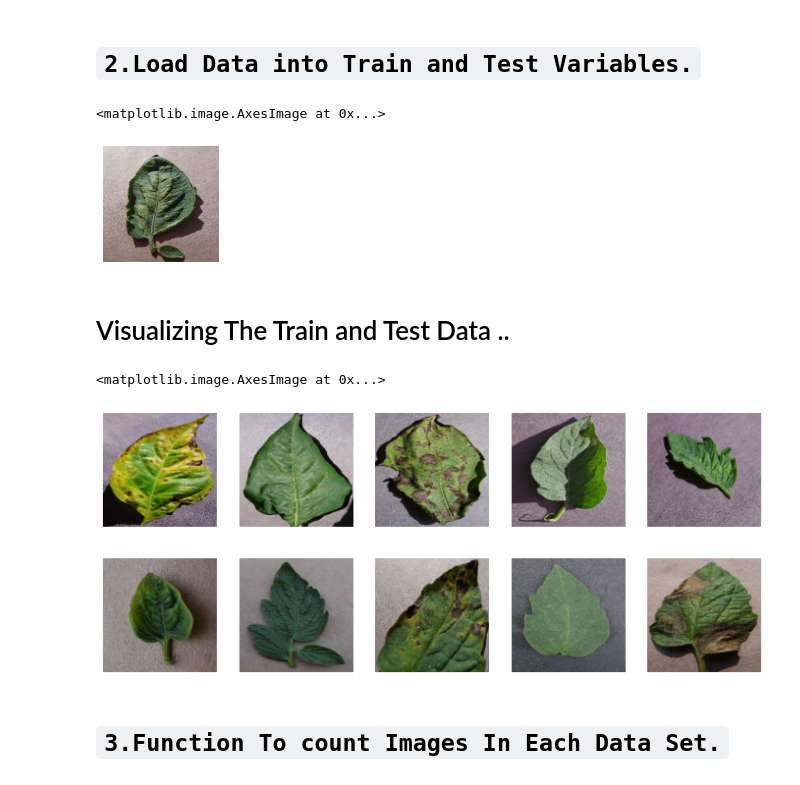
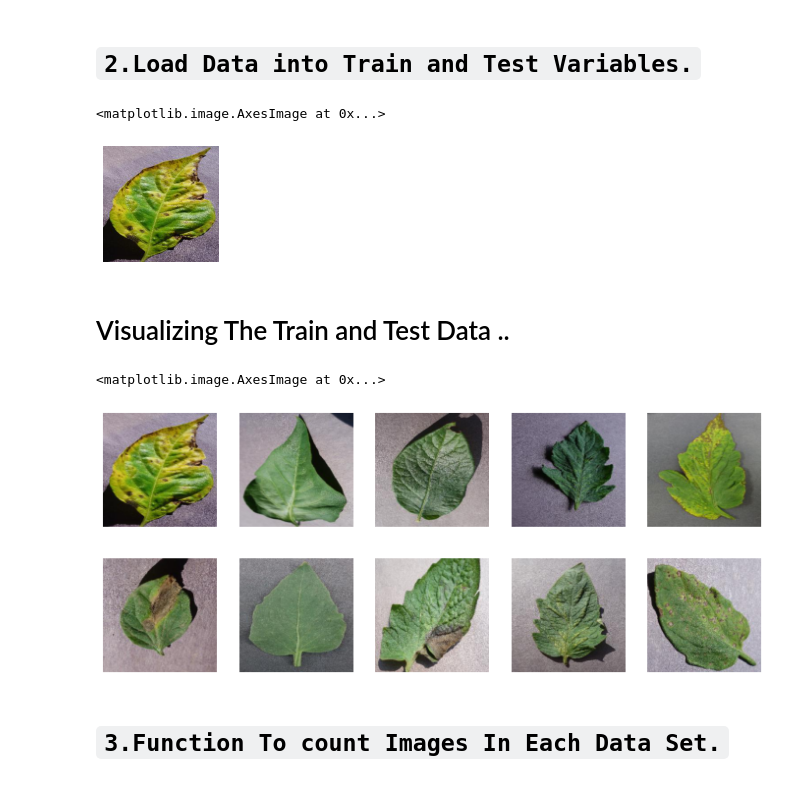
Before and after one commit to Amar234/plant_disease, a Jupyter notebook: Copy_of_drop.ipynb, the cells around one changed output. Saved outputs shown, nothing was run; the diff lists cells and outputs as text; code cells hidden in the pictures.

```diff
--- a/Copy_of_drop.ipynb
+++ b/Copy_of_drop.ipynb
@@ -32,13 +32,13 @@ train_dir="/content/drive/MyDrive/plant_disease/Train_Dir-20210117T101808Z-001/T
 # %%
 import matplotlib.image as mpimg
 plt.figure(figsize=(12, 5))
 sp = plt.subplot(2, 5, 1)
 sp.axis('Off')
-img = mpimg.imread("/content/drive/MyDrive/plant_disease/Train_Dir-20210117T101808Z-001/Train_Dir/Tomato_Spider_mites_Two_spotted_spider_mite/002835d1-c18e-4471-aa6e-8d8c29585e9b___Com.G_SpM_FL 8584.JPG")
+img = mpimg.imread("/content/drive/MyDrive/plant_disease/Train_Dir-20210117T101808Z-001/Train_Dir/Pepper__bell___Bacterial_spot/afd0c913-1e90-4ff9-9a61-bd0a5297c012___JR_B.Spot 3221.JPG")
 plt.imshow(img)
 # %% [output]
 <matplotlib.image.AxesImage at 0x...>
-[figure, old version]
+[figure, new version]
 # %% [markdown]
 # Visualizing The Train and Test Data ..
 # %%
@@ -47,57 +47,57 @@ plt.figure(figsize=(12, 5))
 sp = plt.subplot(2, 5, 1)
 sp.axis('Off')
 
-img = mpimg.imread("/content/drive/MyDrive/plant_disease/Train_Dir-20210117T101808Z-001/Train_Dir/Pepper__bell___Bacterial_spot/0012b9d2")
+img = mpimg.imread("/content/drive/MyDrive/plant_disease/Train_Dir-20210117T101808Z-001/Train_Dir/Pepper__bell___Bacterial_spot/afd0c913-1e90-4ff9-9a61-bd0a5297c012___JR_B.Spot 3221.JPG")
 plt.imshow(img)
 
 sp = plt.subplot(2, 5, 2)
 sp.axis('Off')
-img = mpimg.imread("/content/drive/MyDrive/PlantVillageData/Plantdisease_Train_Test/Train_Dir/Pepper__bell___healthy/00100ffa-095e-4881-aebf-61fe5af7226e___JR_HL 7886.JPG")
+img = mpimg.imread("/content/drive/MyDrive/plant_disease/Train_Dir-20210117T101808Z-001/Train_Dir/Pepper__bell___healthy/00208a93-7687-4e8c-b79e-3138687e0f38___JR_HL 7955.JPG")
 plt.imshow(img)
 
 sp = plt.subplot(2, 5, 3)
 sp.axis('Off')
-img = mpimg.imread("/content/drive/MyDrive/PlantVillageData/Plantdisease_Train_Test/Train_Dir/Potato___Early_blight/001187a0-57ab-4329-baff-e7246a9edeb0___RS_Early.B 8178.JPG")
+img = mpimg.imread("/content/drive/MyDrive/plant_disease/Train_Dir-20210117T101808Z-001/Train_Dir/Potato___healthy/07dfb451-4378-49d1-b699-33a5fc49ff07___RS_HL 5399.JPG")
 plt.imshow(img)
 
 sp = plt.subplot(2, 5, 4)
 sp.axis('Off')
-img = mpimg.imread("/content/drive/MyDrive/PlantVillageData/Plantdisease_Train_Test/Train_Dir/Tomato__Target_Spot/002213fb-b620-4593-b9ac-6a6cc119b100___Com.G_TgS_FL 8360.JPG")
+img = mpimg.imread("/content/drive/MyDrive/plant_disease/Train_Dir-20210117T101808Z-001/Train_Dir/Tomato__Tomato_mosaic_virus/1170f108-86a3-4bc6-8a06-c82e55178f91___PSU_CG 2327.JPG")
 plt.imshow(img)
 
 sp = plt.subplot(2, 5, 5)
 sp.axis('Off')
-img = mpimg.imread("/content/drive/MyDrive/PlantVillageData/Plantdisease_Train_Test/Train_Dir/Tomato__Tomato_mosaic_virus/021accd9-bbb2-4777-8f94-93295e6de49e___PSU_CG 2075.JPG")
+img = mpimg.imread("/content/drive/MyDrive/plant_disease/Train_Dir-20210117T101808Z-001/Train_Dir/Tomato_Bacterial_spot/022e8a4a-9297-4de3-88a5-ee7aa46dd526___UF.GRC_BS_Lab Leaf 8682.JPG")
 plt.imshow(img)
 
 
 sp = plt.subplot(2, 5, 6)
 sp.axis('Off')
-img = mpimg.imread("/content/drive/MyDrive/PlantVillageData/Plantdisease_Train_Test/Train_Dir/Tomato__Tomato_YellowLeaf__Curl_Virus/00139ae8-d881-4edb-925f-46584b0bd68c___YLCV_NREC 2944.JPG")
+img = mpimg.imread("/content/drive/MyDrive/plant_disease/Train_Dir-20210117T101808Z-001/Train_Dir/Tomato_Early_blight/01861c93-ea8b-4820-aaa8-cc6003b3e75b___RS_Erly.B 7855.JPG")
 plt.imshow(img)
 
 sp = plt.subplot(2, 5, 7)
 sp.axis('Off')
-img = mpimg.imread("/content/drive/MyDrive/PlantVillageData/Plantdisease_Train_Test/Train_Dir/Tomato_Bacterial_spot/00416648-be6e-4bd4-bc8d-82f43f8a7240___GCREC_Bact.Sp 3110.JPG")
+img = mpimg.imread("/content/drive/MyDrive/plant_disease/Train_Dir-20210117T101808Z-001/Train_Dir/Tomato_healthy/025bc454-a051-42d2-b547-316f8cc3dc55___GH_HL Leaf 297.JPG")
 plt.imshow(img)
 
 sp = plt.subplot(2, 5, 8)
 sp.axis('Off')
-img = mpimg.imread("/content/drive/MyDrive/PlantVillageData/Plantdisease_Train_Test/Train_Dir/Tomato_Early_blight/0012b9d2-2130-4a06-a834-b1f3af34f57e___RS_Erly.B 8389.JPG")
+img = mpimg.imread("/content/drive/MyDrive/plant_disease/Train_Dir-20210117T101808Z-001/Train_Dir/Tomato_Late_blight/021ca736-df21-458a-9010-fab4803f08fe___RS_Late.B 7010.JPG")
 plt.imshow(img)
 
 sp = plt.subplot(2, 5, 9)
 sp.axis('Off')
-img = mpimg.imread("/content/drive/MyDrive/PlantVillageData/Plantdisease_Train_Test/Train_Dir/Tomato_healthy/000146ff-92a4-4db6-90ad-8fce2ae4fddd___GH_HL Leaf 259.1 (1).JPG")
+img = mpimg.imread("/content/drive/MyDrive/plant_disease/Train_Dir-20210117T101808Z-001/Train_Dir/Tomato_Spider_mites_Two_spotted_spider_mite/01854aac-d409-4136-b885-3df6943cc349___Com.G_SpM_FL 1374.JPG")
 plt.imshow(img)
 
 sp = plt.subplot(2, 5, 10)
 sp.axis('Off')
-img = mpimg.imread("/content/drive/MyDrive/PlantVillageData/Plantdisease_Train_Test/Train_Dir/Tomato_Late_blight/00355ec2-f12c-4015-b8f9-94354f69ce22___RS_Late.B 5311.JPG")
+img = mpimg.imread("/content/drive/MyDrive/plant_disease/Train_Dir-20210117T101808Z-001/Train_Dir/Tomato_Septoria_leaf_spot/1747b1ad-eb6e-457b-a979-cead92fc123e___Matt.S_CG 7591.JPG")
 plt.imshow(img)
 # %% [output]
 <matplotlib.image.AxesImage at 0x...>
-[figure, old version]
+[figure, new version]
 # %% [markdown]
 # `3.Function To count Images In Each Data Set.`
 # %%
```
